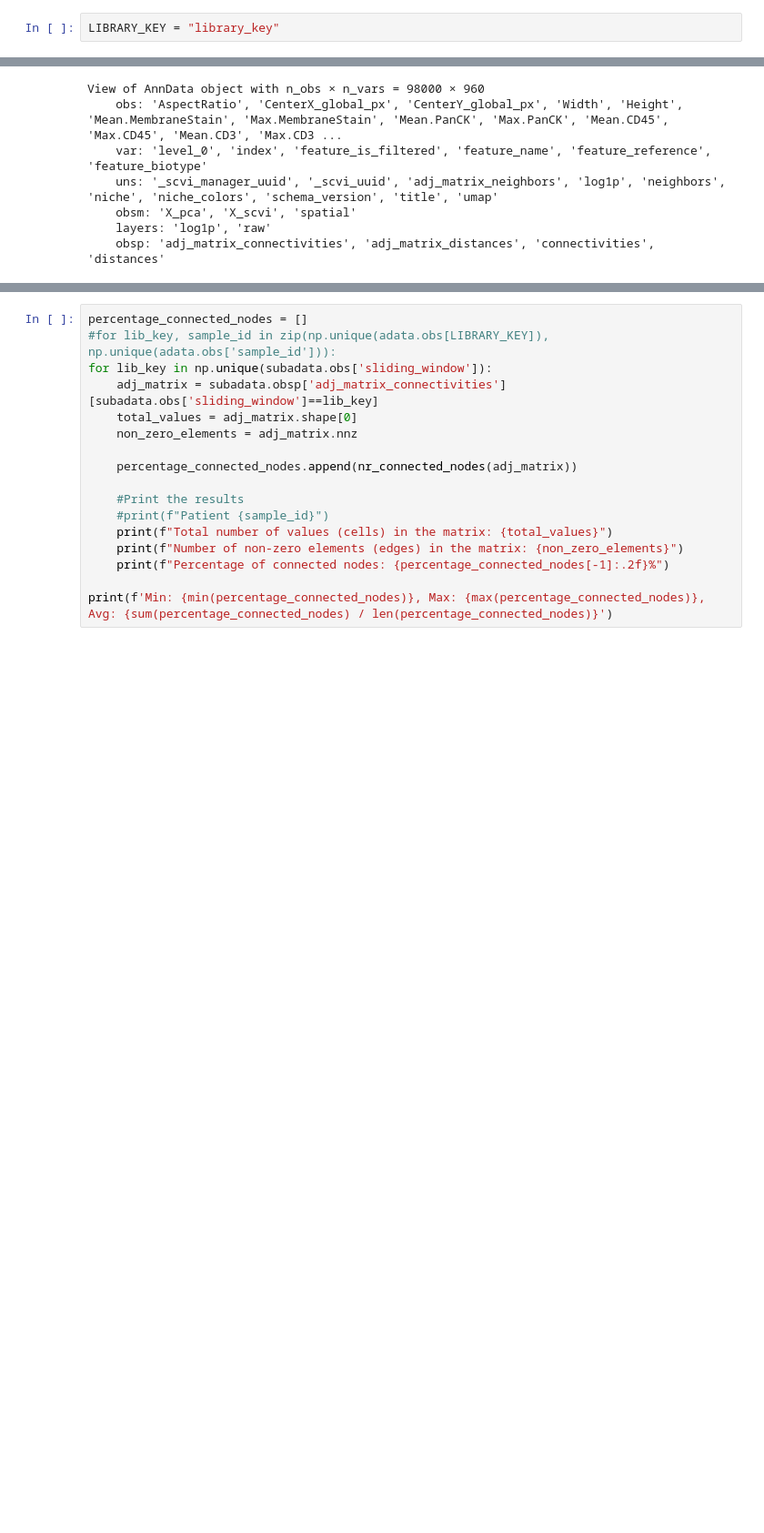
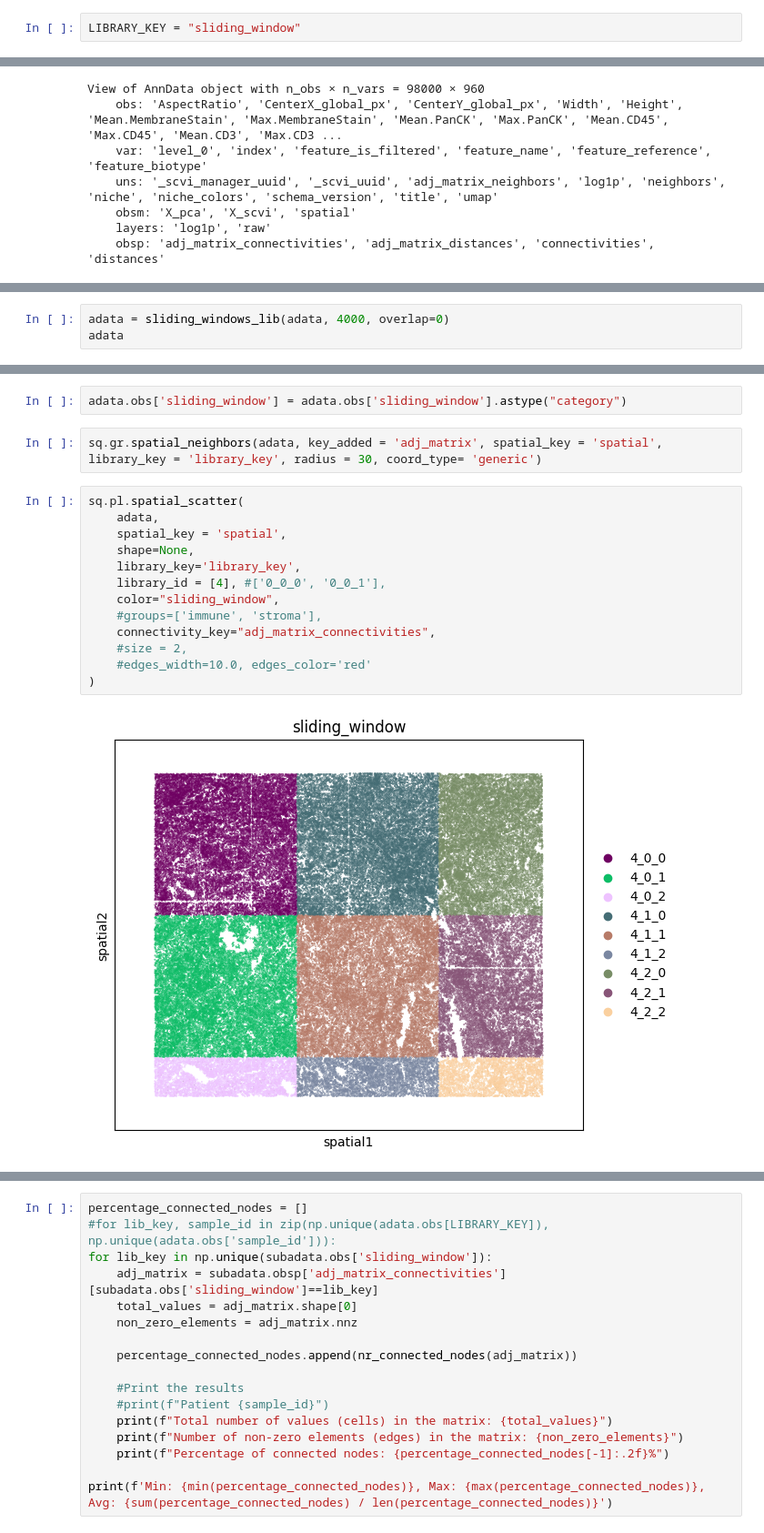
Before and after one commit to theislab/interscale, a Jupyter notebook: docs/notebooks/he23_lung_data.ipynb, the cells around one changed output, grey strips where cells are left out. Shown at 91% size. Cells and saved outputs as stored; diff of their text form; blank space fills up the shorter version.

```diff
--- a/docs/notebooks/he23_lung_data.ipynb
+++ b/docs/notebooks/he23_lung_data.ipynb
@@ -108,7 +108,7 @@ sc.pl.umap(adata, color = ["author_cell_type"])
 # %% [markdown]
 ## Spatial Graph: Neighbors
 # %%
-LIBRARY_KEY = "library_key"
+LIBRARY_KEY = "sliding_window"
 # %%
 adata.obs[LIBRARY_KEY] = adata.obs[LIBRARY_KEY].astype("category")
 # %%
@@ -252,0 +209,3 @@ sq.gr.spatial_neighbors(subadata, key_added = 'adj_matrix', spatial_key = 'spati
+# %%
+adata = sliding_windows_lib(adata, 4000, overlap=0)
+adata
@@ -252,0 +227,19 @@ sq.gr.spatial_neighbors(subadata, key_added = 'adj_matrix', spatial_key = 'spati
+# %%
+adata.obs['sliding_window'] = adata.obs['sliding_window'].astype("category")
+# %%
+sq.gr.spatial_neighbors(adata, key_added = 'adj_matrix', spatial_key = 'spatial', library_key = 'library_key', radius = 30, coord_type= 'generic')
+# %%
+sq.pl.spatial_scatter(
+    adata,
+    spatial_key = 'spatial',
+    shape=None,
+    library_key='library_key',
+    library_id = [4], #['0_0_0', '0_0_1'],
+    color="sliding_window",
+    #groups=['immune', 'stroma'],
+    connectivity_key="adj_matrix_connectivities",
+    #size = 2,
+    #edges_width=10.0, edges_color='red'
+)
+# %% [output]
+[figure, added]
```
Also changed, not shown: parts of 16 cells of this notebook, 9 other files.
